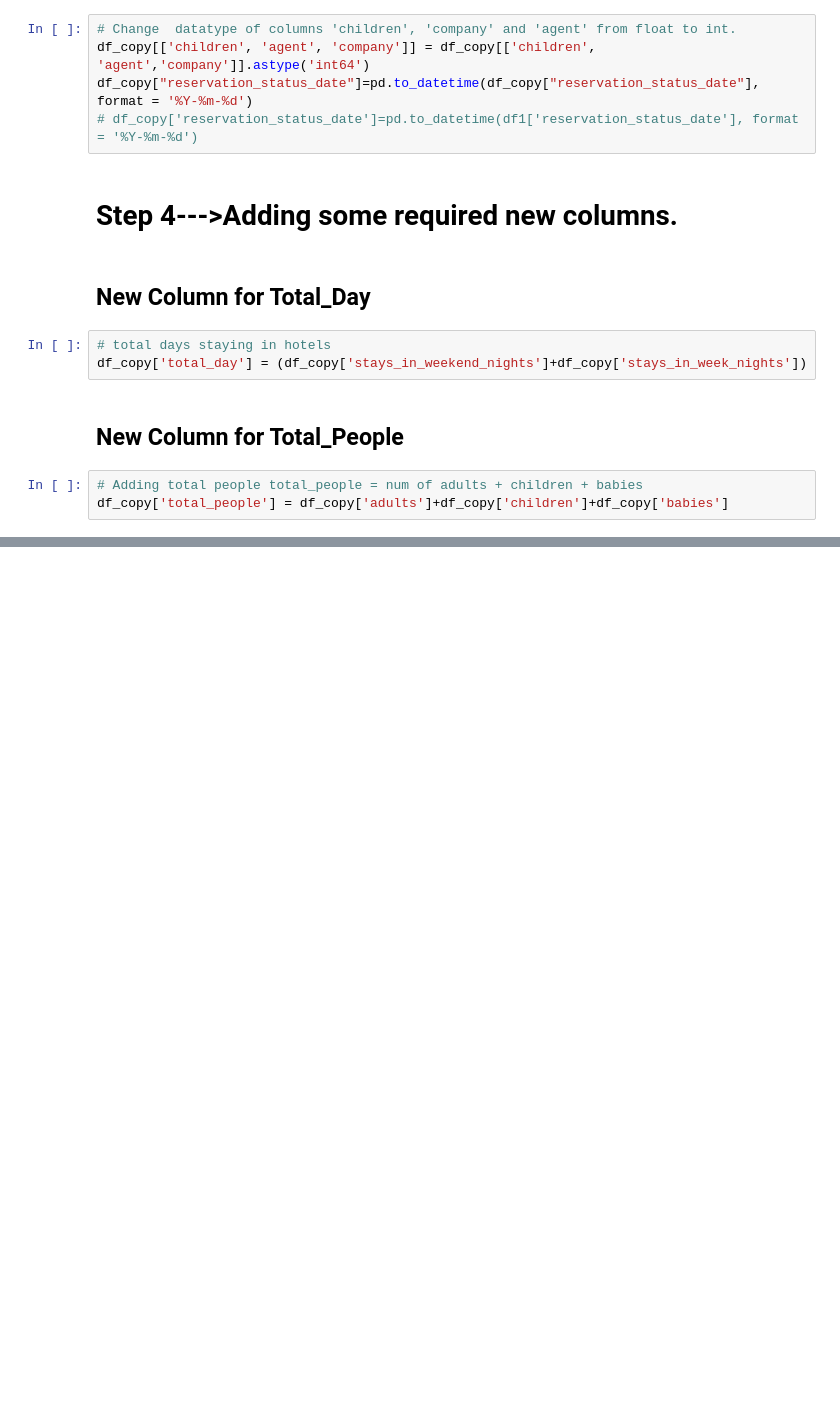
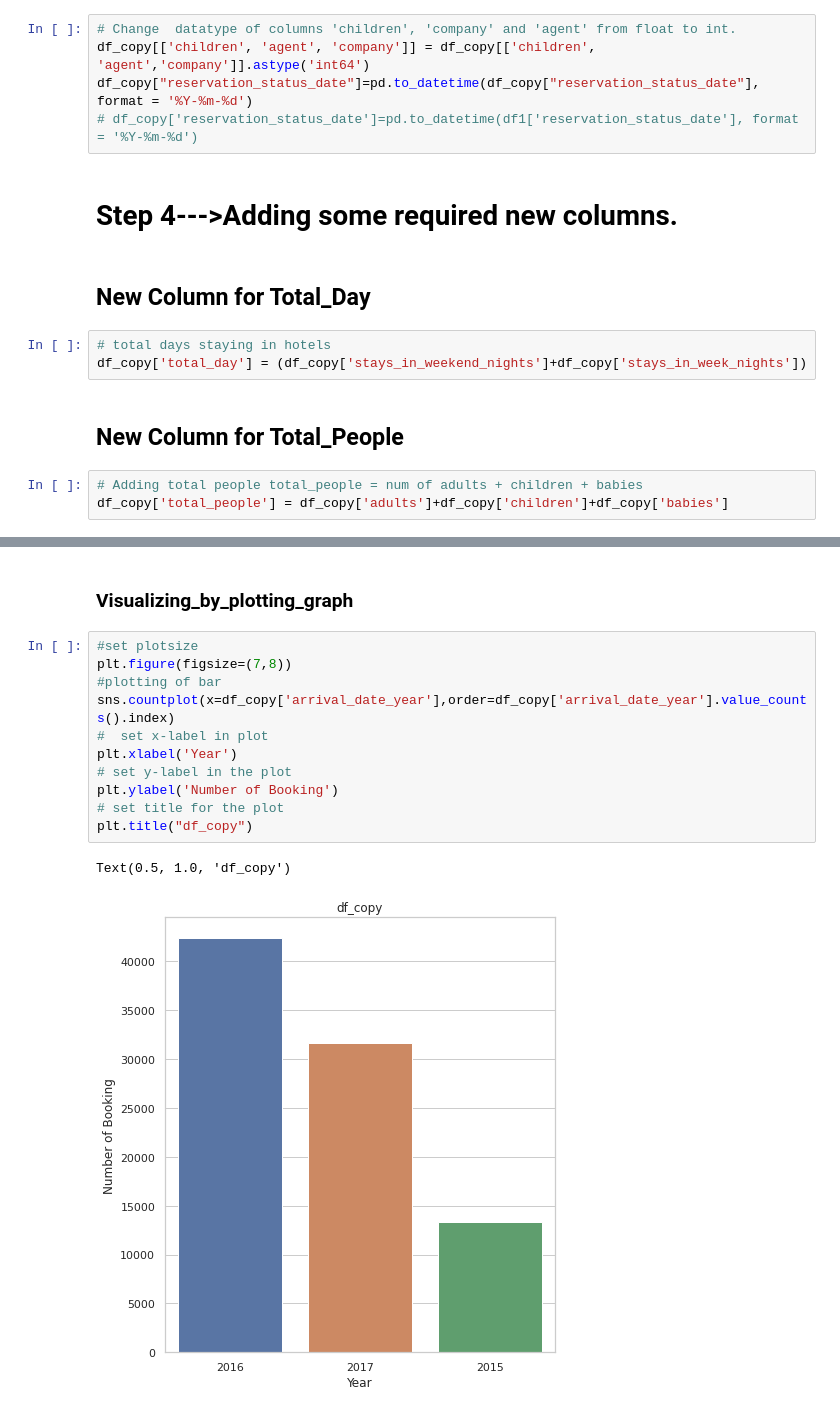
Before and after one commit to kuresh02/Hotel_Booking_EDA, a Jupyter notebook: Copy_of_Hotel_Booking_Analysis_Capstone_Project.ipynb, the cells around one changed output, grey strips where cells are left out. Cells and saved outputs as stored; diff of their text form; blank space fills up the shorter version.

```diff
--- a/Copy_of_Hotel_Booking_Analysis_Capstone_Project.ipynb
+++ b/Copy_of_Hotel_Booking_Analysis_Capstone_Project.ipynb
@@ -255,0 +272,16 @@ df_copy['total_people'] = df_copy['adults']+df_copy['children']+df_copy['babies'
+# %% [markdown]
+### Visualizing_by_plotting_graph
+# %%
+#set plotsize
+plt.figure(figsize=(7,8))
+#plotting of bar
+sns.countplot(x=df_copy['arrival_date_year'],order=df_copy['arrival_date_year'].value_counts().index)
+#  set x-label in plot
+plt.xlabel('Year')
+# set y-label in the plot
+plt.ylabel('Number of Booking')
+# set title for the plot
+plt.title("df_copy")
+# %% [output]
+Text(0.5, 1.0, 'df_copy')
+[figure, added]
```
Also changed, not shown: parts of 11 cells of this notebook.
